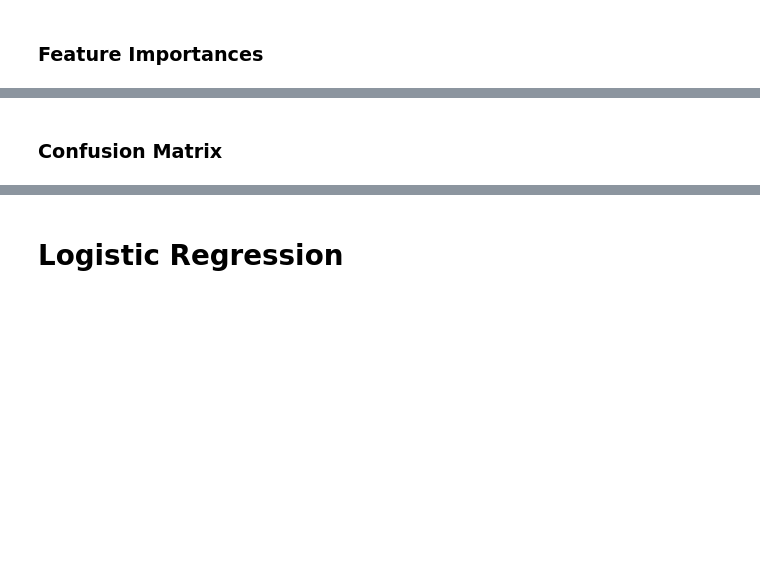
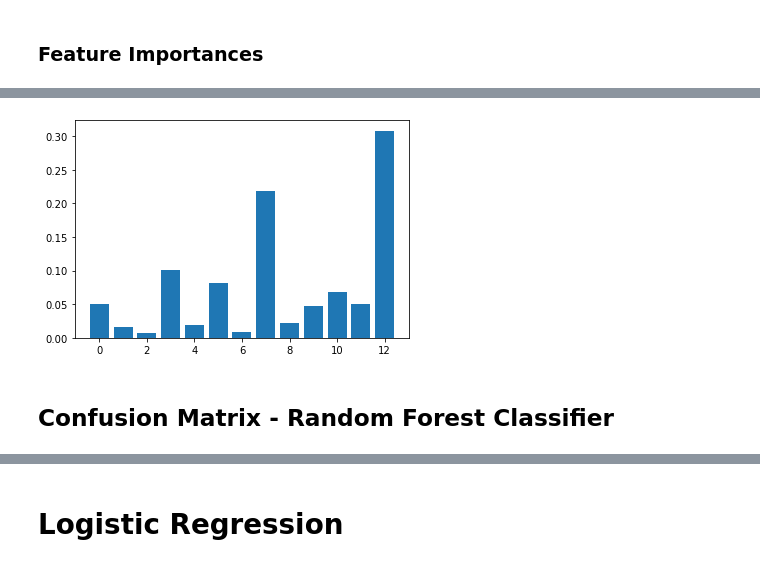
Before and after one commit to mars12161/bayer_challenge_d_life, a Jupyter notebook: breast_cancer_analysis.ipynb, the cells around one changed output, grey strips where cells are left out. Saved outputs shown, nothing was run; the diff lists cells and outputs as text; code cells hidden in the pictures; blank space fills up the shorter version.

```diff
--- a/breast_cancer_analysis.ipynb
+++ b/breast_cancer_analysis.ipynb
@@ -196,0 +399,4 @@ for i,v in enumerate(importance):
+# %%
+#after feature removal, there are 13 columns
+X_train2 = X_train.drop(X_train.columns[[ 4, 5, 8, 9, 10, 11, 12, 14, 15, 16, 17, 18, 19, 24, 25, 28, 29]],axis = 1)
+X_train2.shape
@@ -196,0 +405,3 @@ for i,v in enumerate(importance):
+# %%
+rfc2 = RandomForestClassifier(n_estimators=16, max_depth=4)#, oob_score=True)
+rfc2.fit(X_train2, y_train)
@@ -196,0 +433,5 @@ for i,v in enumerate(importance):
+# %%
+importance = rfc2.feature_importances_
+# summarize feature importance
+for i,v in enumerate(importance):
+        print('Feature: %0d, Score: %.4f' % (i,   v))
@@ -197,5 +452,11 @@ for i,v in enumerate(importance):
+# %%
+# plot feature importance
+plt.bar([x for x in range(len(importance))], importance)
+plt.show()
+# %% [output]
+[figure, added]
 # %% [markdown]
-### Confusion Matrix
+## Confusion Matrix -  Random Forest Classifier
 # %%
 def plot_heatmap(confusion):
 
```
Also changed, not shown: parts of 129 cells of this notebook.
